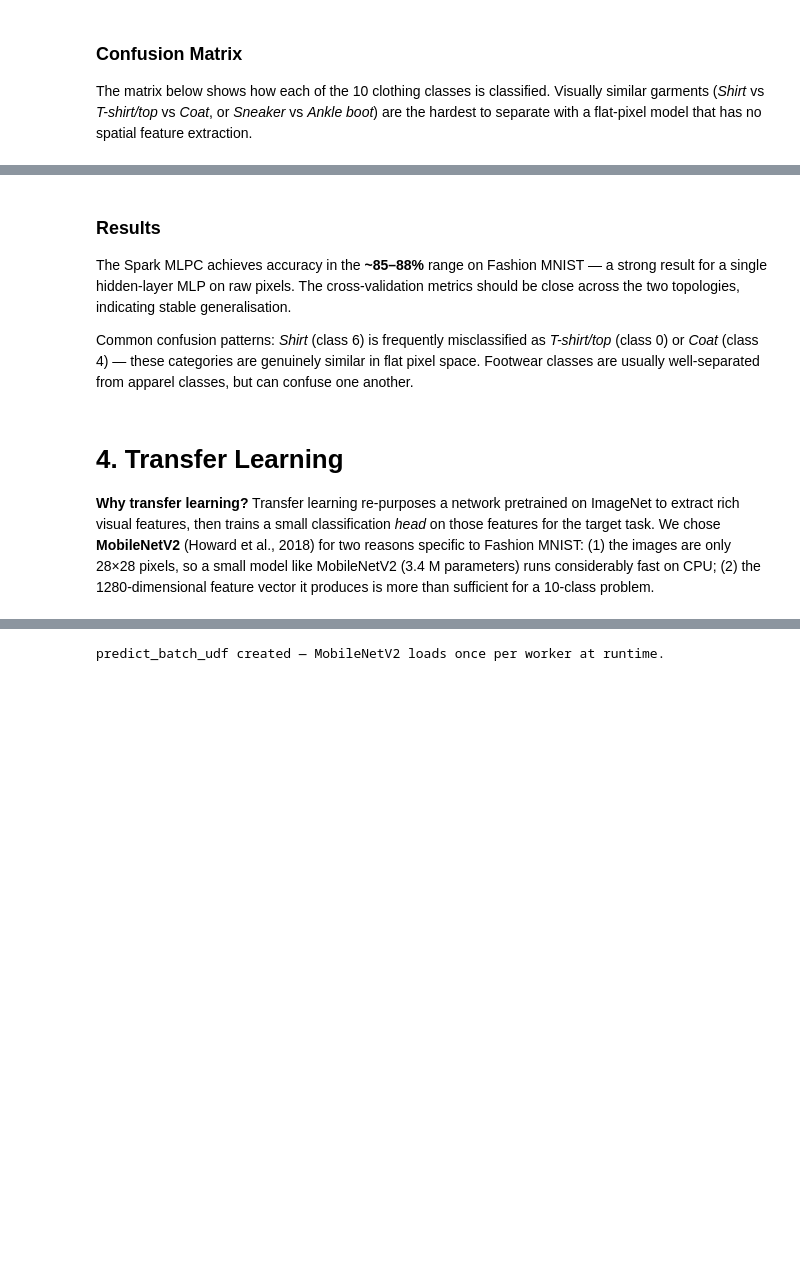
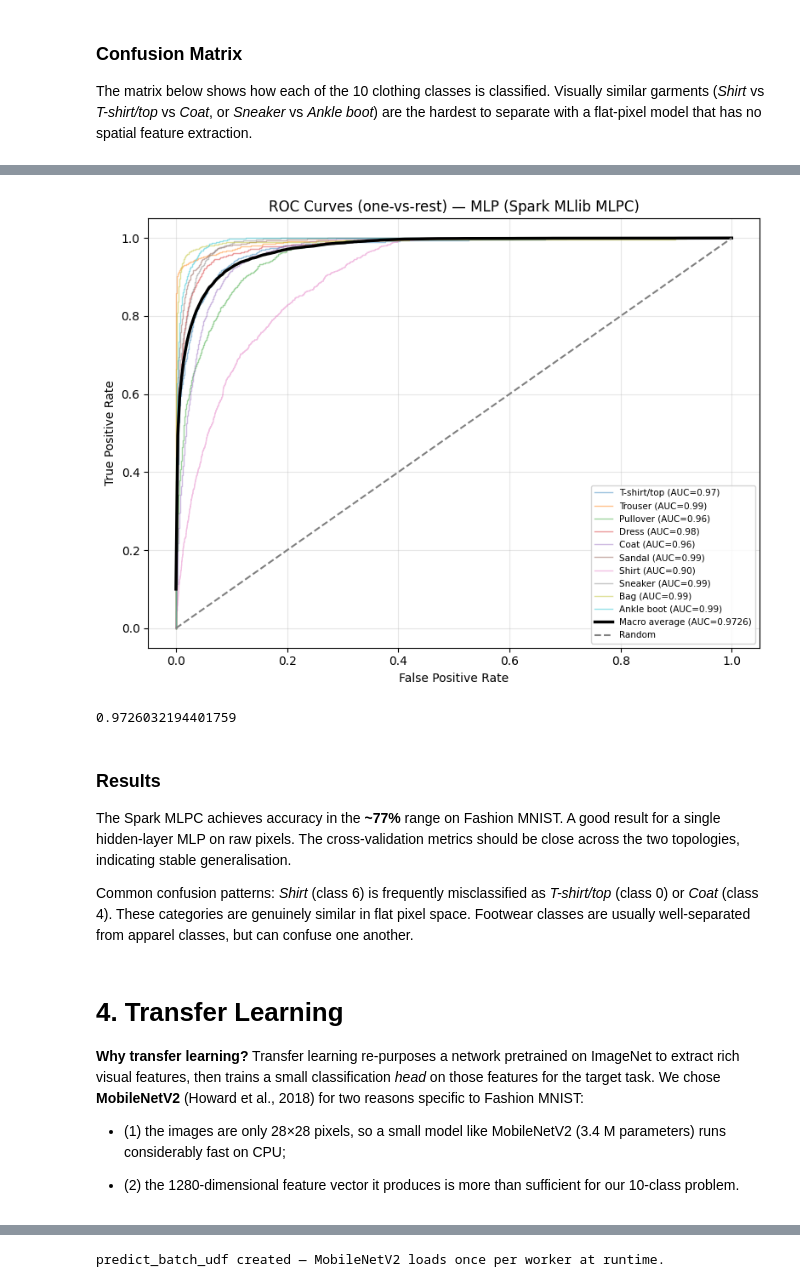
Before and after one commit to lourenco500/Big-Data-Analytics-Project, a Jupyter notebook: Notebook3_DeepLearning.ipynb, the cells around one changed output, grey strips where cells are left out. Saved outputs shown, nothing was run; the diff lists cells and outputs as text; code cells hidden in the pictures; blank space fills up the shorter version.

Commit message:
comentários + ROC curve

```diff
--- a/Notebook3_DeepLearning.ipynb
+++ b/Notebook3_DeepLearning.ipynb
@@ -413,0 +463,3 @@ cm_mlpc = plot_confusion_matrix(predictions_mlpc, 'MLP (Spark MLlib MLPC)')
+# %%
+plot_roc_curve_multiclass(predictions_mlpc, 'MLP (Spark MLlib MLPC)')
+# %% [output]
@@ -414,16 +467,22 @@ cm_mlpc = plot_confusion_matrix(predictions_mlpc, 'MLP (Spark MLlib MLPC)')
+[figure, added]
+0.9726032194401759
 # %% [markdown]
 ### Results
 
-The Spark MLPC achieves accuracy in the **~85–88%** range on Fashion MNIST — a strong result for a single hidden-layer MLP on raw pixels. The cross-validation metrics should be close across the two topologies, indicating stable generalisation.
+The Spark MLPC achieves accuracy in the **~77%** range on Fashion MNIST. A good result for a single hidden-layer MLP on raw pixels. The cross-validation metrics should be close across the two topologies, indicating stable generalisation.
 
-Common confusion patterns: *Shirt* (class 6) is frequently misclassified as *T-shirt/top* (class 0) or *Coat* (class 4) — these categories are genuinely similar in flat pixel space. Footwear classes are usually well-separated from apparel classes, but can confuse one another.
+Common confusion patterns: *Shirt* (class 6) is frequently misclassified as *T-shirt/top* (class 0) or *Coat* (class 4). These categories are genuinely similar in flat pixel space. Footwear classes are usually well-separated from apparel classes, but can confuse one another.
 # %% [markdown]
 <a class="anchor" id="4">
 
 # **4. Transfer Learning**
 </a>
 
-**Why transfer learning?** Transfer learning re-purposes a network pretrained on ImageNet to extract rich visual features, then trains a small classification *head* on those features for the target task. We chose **MobileNetV2** (Howard et al., 2018) for two reasons specific to Fashion MNIST: (1) the images are only 28×28 pixels, so a small model like MobileNetV2 (3.4 M parameters) runs considerably fast on CPU; (2) the 1280-dimensional feature vector it produces is more than sufficient for a 10-class problem.
+**Why transfer learning?** Transfer learning re-purposes a network pretrained on ImageNet to extract rich visual features, then trains a small classification *head* on those features for the target task. We chose **MobileNetV2** (Howard et al., 2018) for two reasons specific to Fashion MNIST:
+
+- (1) the images are only 28×28 pixels, so a small model like MobileNetV2 (3.4 M parameters) runs considerably fast on CPU;
+
+- (2) the 1280-dimensional feature vector it produces is more than sufficient for our 10-class problem.
 # %% [markdown]
 <a class="anchor" id="4.1">
 
```
Also changed, not shown: parts of 45 cells of this notebook.
